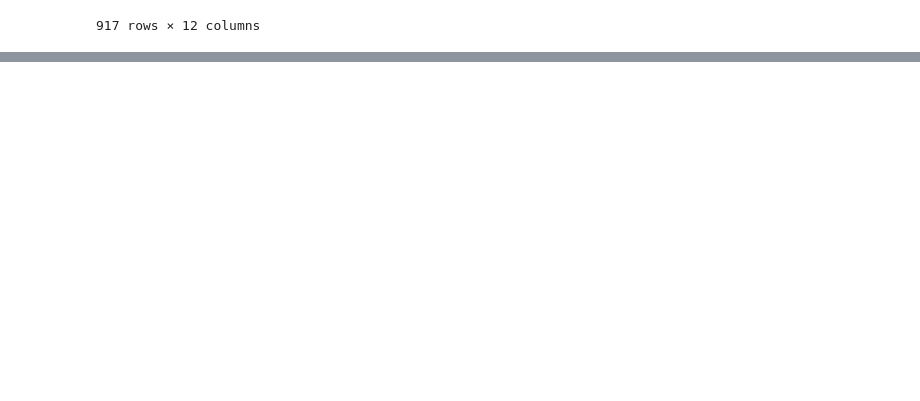
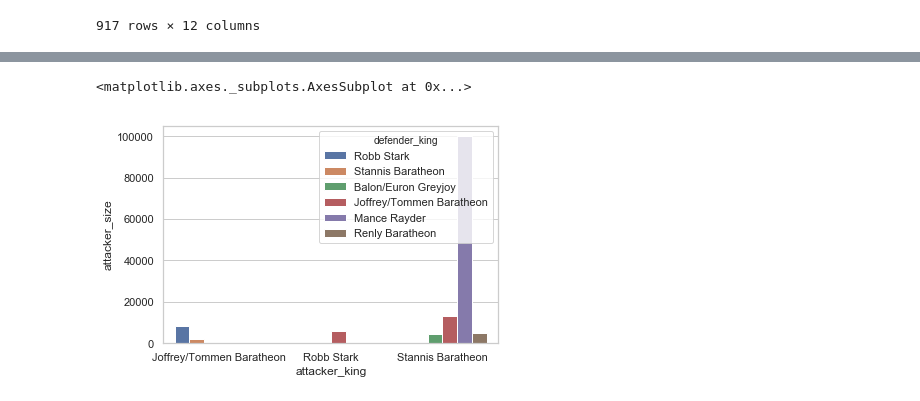
Before and after one commit to MariaPershina/ACC_Final, a Jupyter notebook: GameOfThrones.Group7.ipynb, the cells around one changed output, grey strips where cells are left out. Drawn from its saved outputs; the diff is of its cells as text; code cells hidden in the pictures; blank space fills up the shorter version.

```diff
--- a/GameOfThrones.Group7.ipynb
+++ b/GameOfThrones.Group7.ipynb
@@ -127,0 +162,5 @@ deaths.groupby(["Gender", "Death Year" ]).count()
+# %%
+attack_defend = battles.groupby(['attacker_king',
+                                 'defender_king'])['attacker_size',
+                                                   'defender_size'].mean().reset_index().dropna()
+attack_defend
@@ -127,0 +177,6 @@ deaths.groupby(["Gender", "Death Year" ]).count()
+# %%
+sns.set(style="whitegrid")
+sns.barplot(x= 'attacker_king',y='attacker_size', hue= 'defender_king', data=attack_defend)
+# %% [output]
+<matplotlib.axes._subplots.AxesSubplot at 0x...>
+[figure, added]
```
Also changed, not shown: parts of 7 cells of this notebook.
